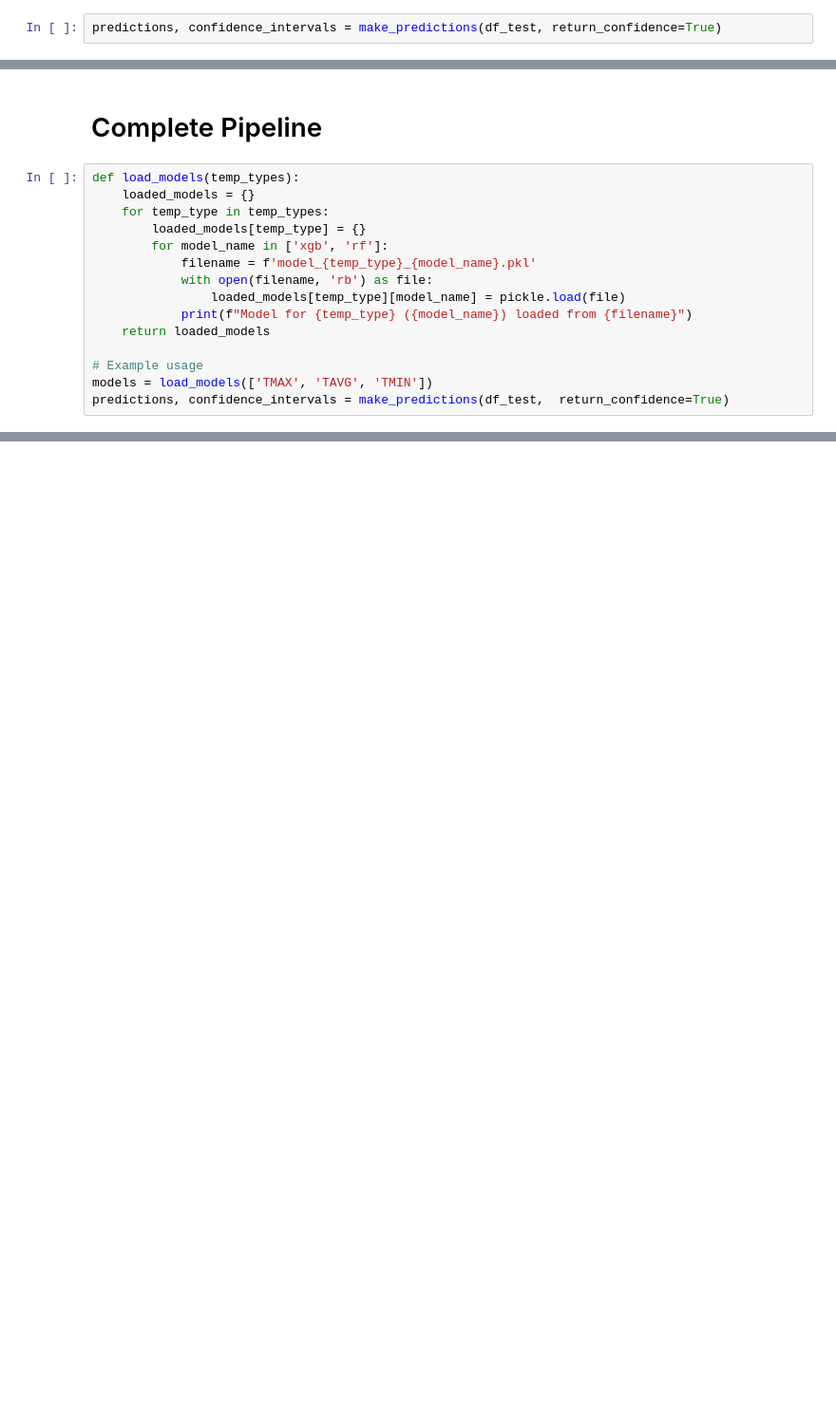
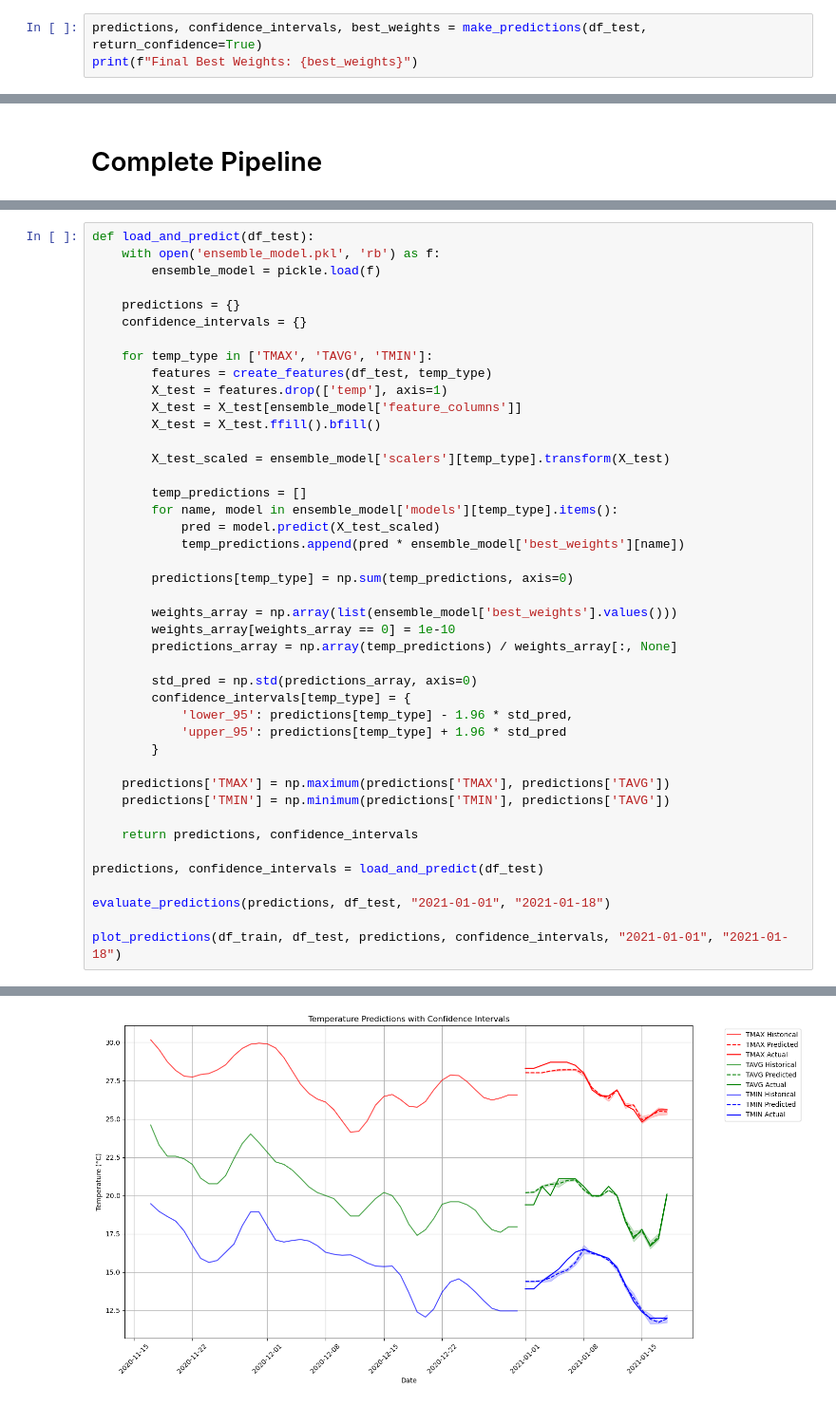
Before and after one commit to RRafi89/Temparature, a Jupyter notebook: Full.ipynb, the cells around one changed output, grey strips where cells are left out. Shown: that part at 95% size. Cells and saved outputs as stored; diff of their text form; blank space fills up the shorter version.

```diff
--- a/Full.ipynb
+++ b/Full.ipynb
@@ -677,7 +745,8 @@ True
 # %% [markdown]
 35. Make predictions on the complete dataset using real values
 # %%
-predictions, confidence_intervals = make_predictions(df_test, return_confidence=True)
+predictions, confidence_intervals, best_weights = make_predictions(df_test, return_confidence=True)
+print(f"Final Best Weights: {best_weights}")
 # %% [output]
 Weights: {'xgb': 0.01, 'rf': 0.99}, MSE: 0.11223109350577831
 Weights: {'xgb': 0.0198989898989899, 'rf': 0.9801010101010101}, MSE: 0.11188750574885542
@@ -803,17 +862,2 @@ plot_predictions(df_train, df_test, predictions, confidence_intervals, "2021-01-
 # %% [markdown]
 # Complete Pipeline
-# %%
-def load_models(temp_types):
-    loaded_models = {}
-    for temp_type in temp_types:
-        loaded_models[temp_type] = {}
-        for model_name in ['xgb', 'rf']:
-            filename = f'model_{temp_type}_{model_name}.pkl'
-            with open(filename, 'rb') as file:
-                loaded_models[temp_type][model_name] = pickle.load(file)
-            print(f"Model for {temp_type} ({model_name}) loaded from {filename}")
-    return loaded_models
-
-# Example usage
-models = load_models(['TMAX', 'TAVG', 'TMIN'])
-predictions, confidence_intervals = make_predictions(df_test,  return_confidence=True)
@@ -821,0 +864,44 @@ SyntaxError: invalid syntax (2918956960.py, line 3)
+# %%
+def load_and_predict(df_test):
+    with open('ensemble_model.pkl', 'rb') as f:
+        ensemble_model = pickle.load(f)
+
+    predictions = {}
+    confidence_intervals = {}
+
+    for temp_type in ['TMAX', 'TAVG', 'TMIN']:
+        features = create_features(df_test, temp_type)
+        X_test = features.drop(['temp'], axis=1)
+        X_test = X_test[ensemble_model['feature_columns']]
+        X_test = X_test.ffill().bfill()
+
+        X_test_scaled = ensemble_model['scalers'][temp_type].transform(X_test)
+
+        temp_predictions = []
+        for name, model in ensemble_model['models'][temp_type].items():
+            pred = model.predict(X_test_scaled)
+            temp_predictions.append(pred * ensemble_model['best_weights'][name])
+
+        predictions[temp_type] = np.sum(temp_predictions, axis=0)
+
+        weights_array = np.array(list(ensemble_model['best_weights'].values()))
+        weights_array[weights_array == 0] = 1e-10
+        predictions_array = np.array(temp_predictions) / weights_array[:, None]
+
+        std_pred = np.std(predictions_array, axis=0)
+        confidence_intervals[temp_type] = {
+            'lower_95': predictions[temp_type] - 1.96 * std_pred,
+            'upper_95': predictions[temp_type] + 1.96 * std_pred
+        }
+
+    predictions['TMAX'] = np.maximum(predictions['TMAX'], predictions['TAVG'])
+    predictions['TMIN'] = np.minimum(predictions['TMIN'], predictions['TAVG'])
+
+    return predictions, confidence_intervals
+
+predictions, confidence_intervals = load_and_predict(df_test)
+
+evaluate_predictions(predictions, df_test, "2021-01-01", "2021-01-18")
+
+plot_predictions(df_train, df_test, predictions, confidence_intervals, "2021-01-01", "2021-01-18")
+# %% [output]
@@ -821,0 +919 @@ SyntaxError: invalid syntax (2918956960.py, line 3)
+[figure, added]
```
Also changed, not shown: parts of 11 cells of this notebook, 10 other files.
